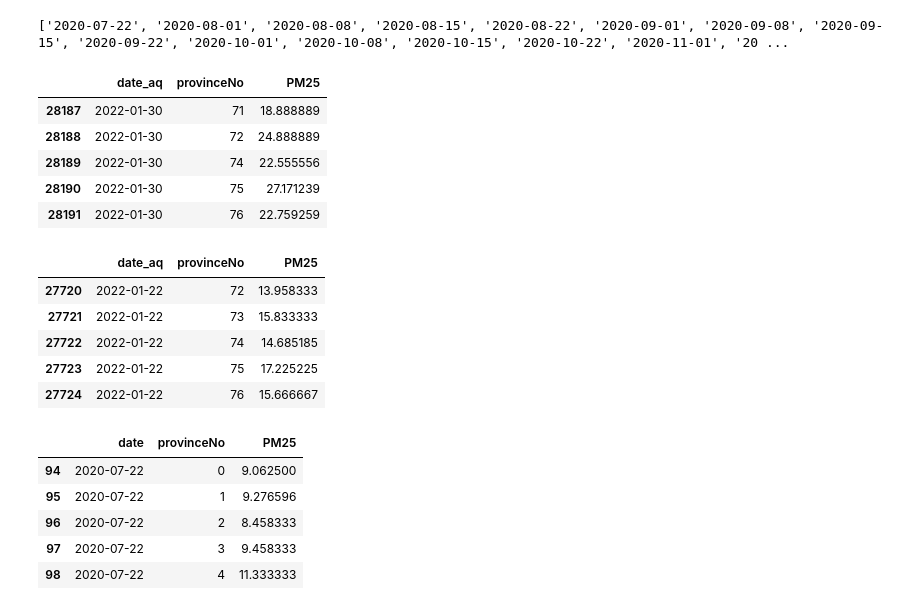
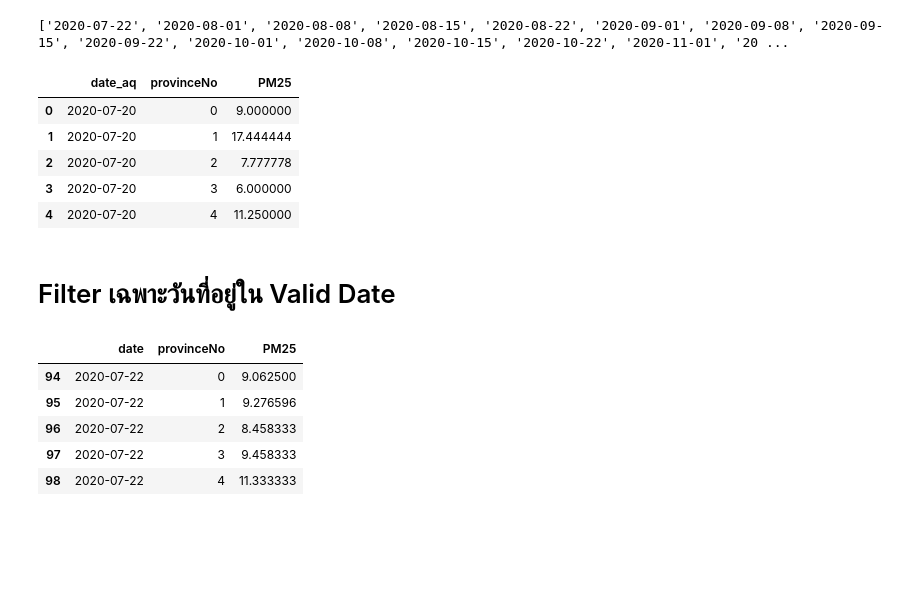
Before and after one commit to Peemajoke/DataSciProject2, a Jupyter notebook: Code/ProjectCode.ipynb, the cells around one changed output. Saved outputs shown, nothing was run; the diff lists cells and outputs as text; code cells hidden in the pictures; blank space fills up the shorter version.

```diff
--- a/Code/ProjectCode.ipynb
+++ b/Code/ProjectCode.ipynb
@@ -104,2 +100,8 @@ provinceName=['เชียงราย',
 # %%
-dataframe["areaTH"].replace({"แขวงคลองกุ่ม เขตบึงกุ่ม":"กรุงเทพฯ","เขตปลอดอากรท่าอากาศยานสุวรรณภูมิ":"สมุทรปราการ","หมู่บ้านทูแกรนด์โมนาโค":"กรุงเทพฯ","หมู่บ้านแกรนด์โมนาโค":"กรุงเทพฯ","หมู่บ้านลลิน กรีนวิลล์":"กรุงเทพฯ","แขวงดอกไม้ เขตประเวศ, กรุงเทพมหานคร":"กรุงเทพฯ"},inplace=True)
+dataframe["areaTH"].replace({"แขวงคลองกุ่ม เขตบึงกุ่ม":"กรุงเทพฯ",
+                            "เขตปลอดอากรท่าอากาศยานสุวรรณภูมิ":"สมุทรปราการ",
+                            "หมู่บ้านทูแกรนด์โมนาโค":"กรุงเทพฯ",
+                            "หมู่บ้านแกรนด์โมนาโค":"กรุงเทพฯ",
+                            "หมู่บ้านลลิน กรีนวิลล์":"กรุงเทพฯ",
+                            "แขวงดอกไม้ เขตประเวศ, กรุงเทพมหานคร":"กรุงเทพฯ"},
+                            inplace=True)
@@ -321,13 +313,15 @@ print(validDate)
 # %%
 dfPM25.reset_index(inplace=True)
 # %%
-dfPM25.tail()
+dfPM25.head()
 # %% [output]
 |  | date_aq | provinceNo | PM25 |
-| 28187 | 2022-01-30 | 71 | 18.888889 |
-| 28188 | 2022-01-30 | 72 | 24.888889 |
-| 28189 | 2022-01-30 | 74 | 22.555556 |
-| 28190 | 2022-01-30 | 75 | 27.171239 |
-| 28191 | 2022-01-30 | 76 | 22.759259 |
+| 0 | 2020-07-20 | 0 | 9.000000 |
+| 1 | 2020-07-20 | 1 | 17.444444 |
+| 2 | 2020-07-20 | 2 | 7.777778 |
+| 3 | 2020-07-20 | 3 | 6.000000 |
+| 4 | 2020-07-20 | 4 | 11.250000 |
+# %% [markdown]
+# Filter เฉพาะวันที่อยู่ใน Valid Date
 # %%
 dfPM25_filtered = dfPM25[dfPM25['date_aq'].isin(validDate)]
@@ -336,9 +329,0 @@ dfPM25_filtered =  dfPM25_filtered[dfPM25_filtered['provinceNo'].isin(provinceNo
-# %%
-dfPM25_filtered.tail()
-# %% [output]
-|  | date_aq | provinceNo | PM25 |
-| 27720 | 2022-01-22 | 72 | 13.958333 |
-| 27721 | 2022-01-22 | 73 | 15.833333 |
-| 27722 | 2022-01-22 | 74 | 14.685185 |
-| 27723 | 2022-01-22 | 75 | 17.225225 |
-| 27724 | 2022-01-22 | 76 | 15.666667 |
```
Also changed, not shown: parts of 56 cells of this notebook, 2 other files.
